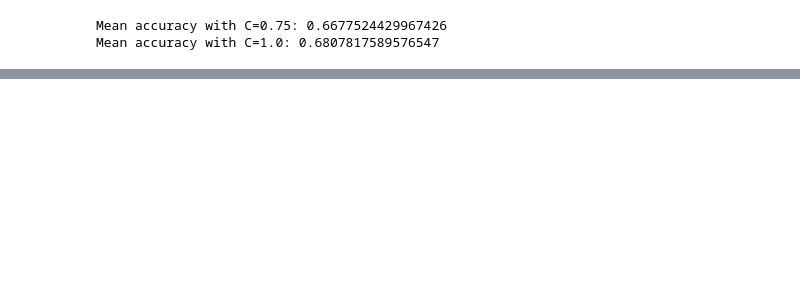
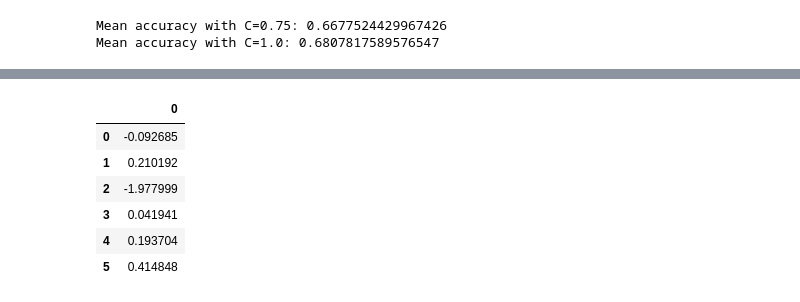
Before and after one commit to baueramari/team-supreme, a Jupyter notebook: explore_fv.ipynb, the cells around one changed output, grey strips where cells are left out. Saved outputs shown, nothing was run; the diff lists cells and outputs as text; code cells hidden in the pictures; blank space fills up the shorter version.

```diff
--- a/explore_fv.ipynb
+++ b/explore_fv.ipynb
@@ -288,0 +289,10 @@ Mean accuracy with C=1.0: 0.6807817589576547
+# %%
+mod_coefs
+# %% [output]
+|  | 0 |
+| 0 | -0.092685 |
+| 1 | 0.210192 |
+| 2 | -1.977999 |
+| 3 | 0.041941 |
+| 4 | 0.193704 |
+| 5 | 0.414848 |
```
Also changed, not shown: parts of 4 cells of this notebook.
